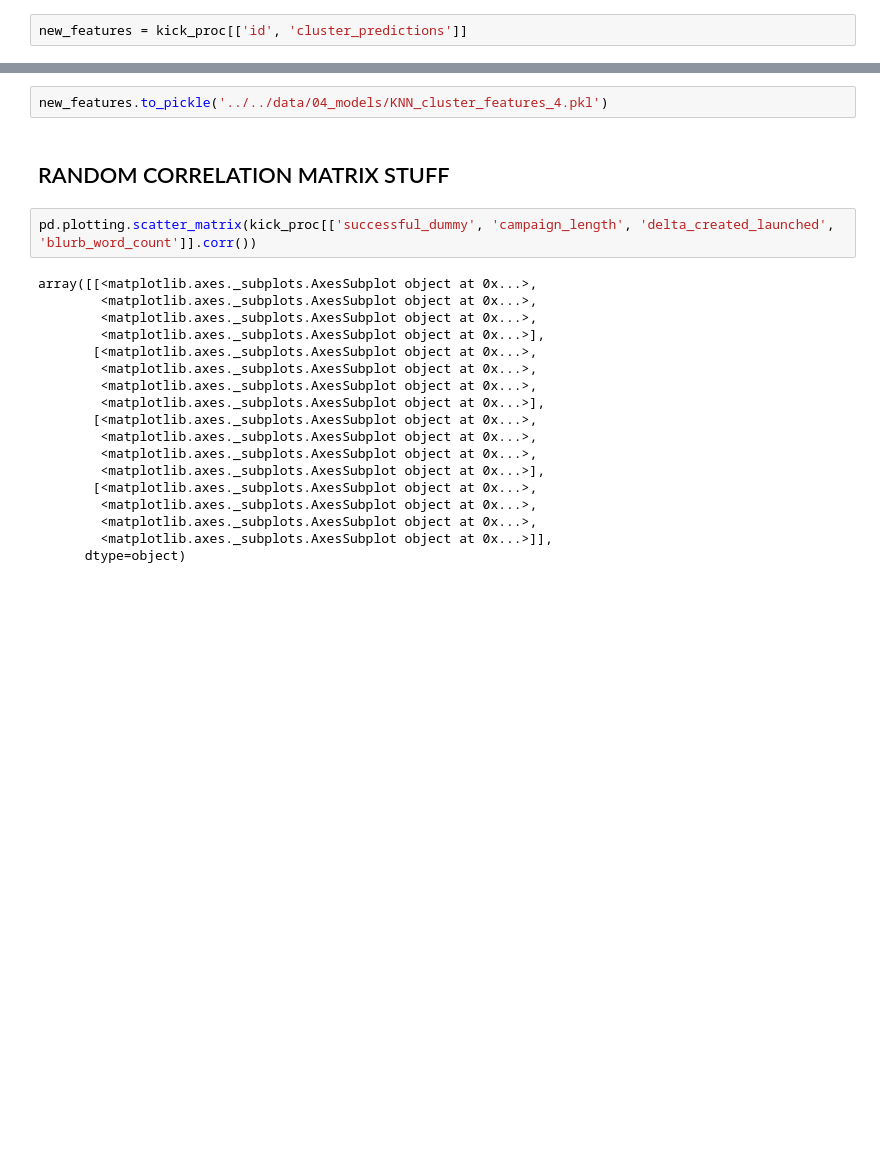
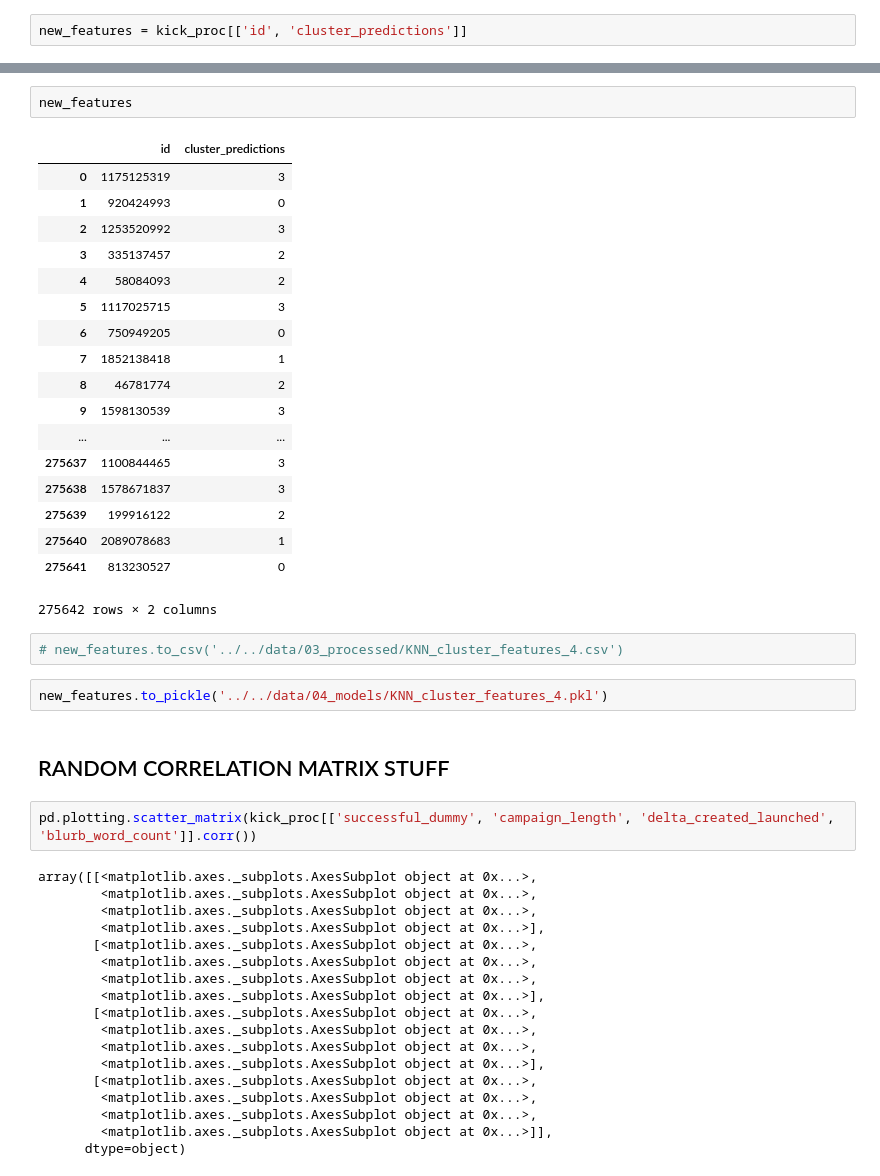
Before and after one commit to nateej1/kickstarter-campaign-classification, a Jupyter notebook: notebooks/03_analysis/20190815-ndj-clustering_analysis-Copy1.ipynb, the cells around one changed output, grey strips where cells are left out. Saved outputs shown, nothing was run; the diff lists cells and outputs as text; blank space fills up the shorter version.

```diff
--- a/notebooks/03_analysis/20190815-ndj-clustering_analysis-Copy1.ipynb
+++ b/notebooks/03_analysis/20190815-ndj-clustering_analysis-Copy1.ipynb
@@ -87,4 +85,27 @@ new_features.cluster_predictions.value_counts()
 Name: cluster_predictions, dtype: int64
+# %%
+new_features
+# %% [output]
+|  | id | cluster_predictions |
+| 0 | 1175125319 | 3 |
+| 1 | 920424993 | 0 |
+| 2 | 1253520992 | 3 |
+| 3 | 335137457 | 2 |
+| 4 | 58084093 | 2 |
+| 5 | 1117025715 | 3 |
+| 6 | 750949205 | 0 |
+| 7 | 1852138418 | 1 |
+| 8 | 46781774 | 2 |
+| 9 | 1598130539 | 3 |
+| ... | ... | ... |
+| 275637 | 1100844465 | 3 |
+| 275638 | 1578671837 | 3 |
+| 275639 | 199916122 | 2 |
+| 275640 | 2089078683 | 1 |
+| 275641 | 813230527 | 0 |
+275642 rows × 2 columns
+# %%
+# new_features.to_csv('../../data/03_processed/KNN_cluster_features_4.csv')
 # %%
 new_features.to_pickle('../../data/04_models/KNN_cluster_features_4.pkl')
 # %% [markdown]
```
Also changed, not shown: parts of 4 cells of this notebook, 3 other files.
